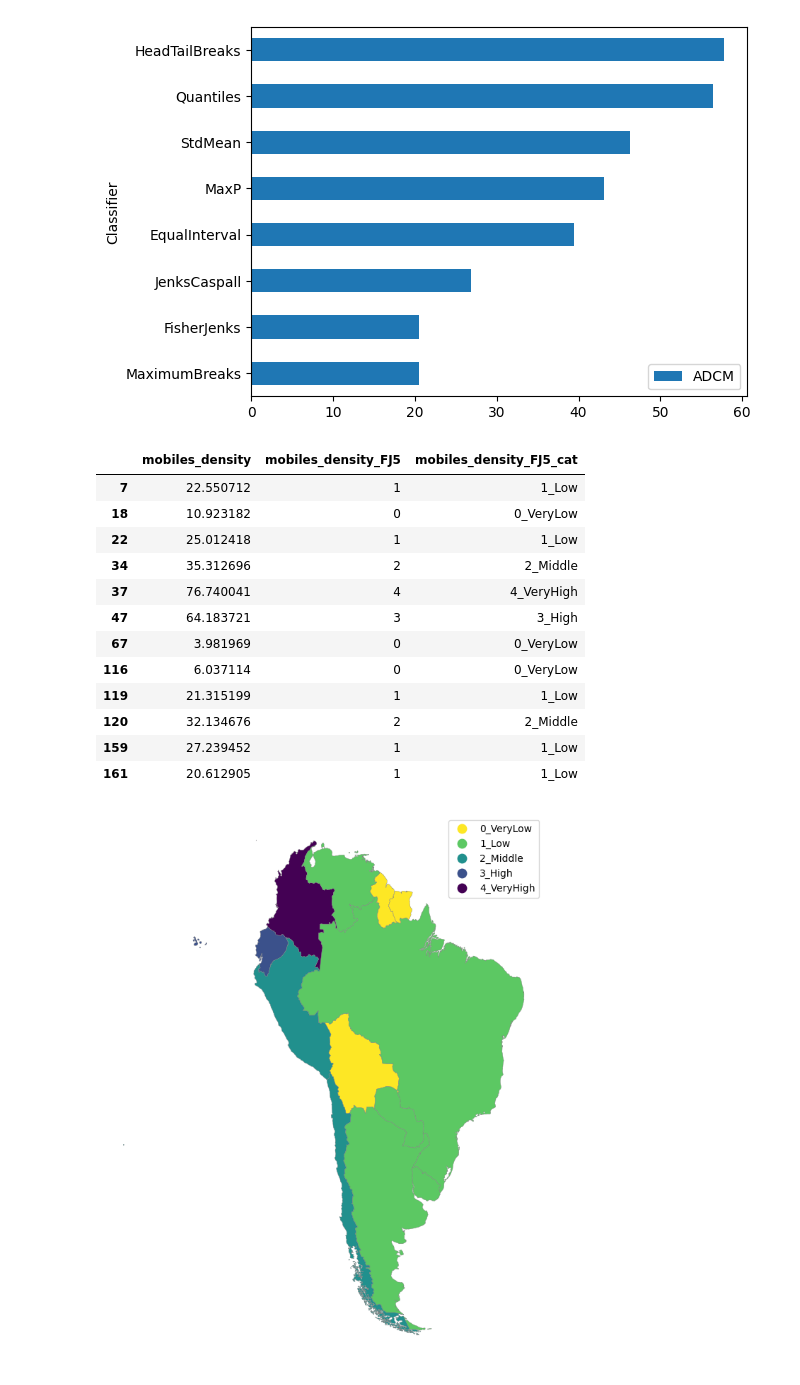
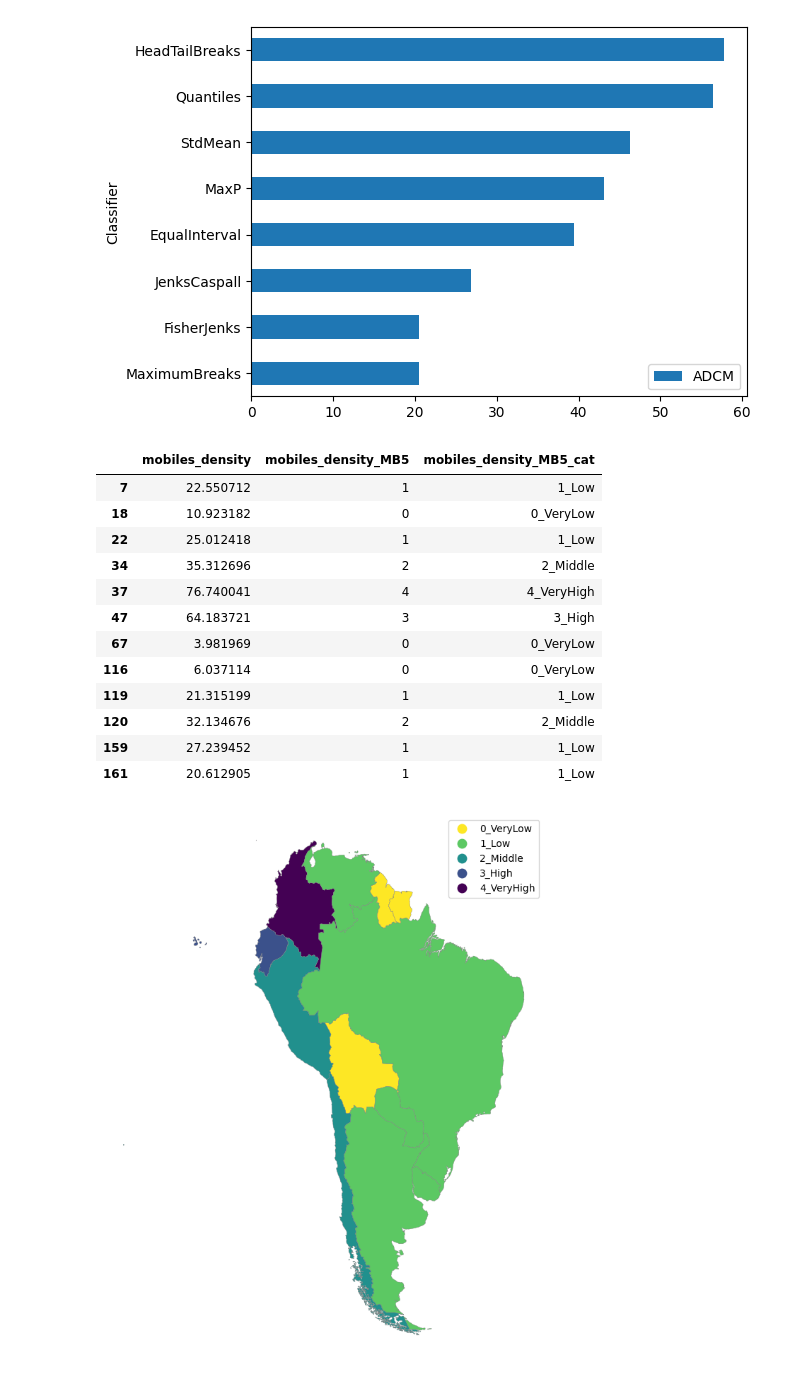
Before and after one commit to Spatial-Data-Analytics-2025/Homework1, a Jupyter notebook: Homework_1.ipynb, the cells around one changed output. Saved outputs shown, nothing was run; the diff lists cells and outputs as text; code cells hidden in the pictures.

```diff
--- a/Homework_1.ipynb
+++ b/Homework_1.ipynb
@@ -525,17 +512,27 @@ adcms.sort_values('ADCM').plot.barh(x='Classifier')
 <Axes: ylabel='Classifier'>
 [figure]
 # %%
-South_America_8857['mobiles_density_FJ5'] = fj5.yb # yb will give you a numeric label
+mb5 = mapclassify.MaximumBreaks(South_America_8857['mobiles_density'], k=5)
+South_America_8857['mobiles_density_MB5'] = mb5.yb  # yb will give you a numeric label
 # %%
 # renaming
-newLabelsForLevels={0:"0_VeryLow", 1:"1_Low", 2:"2_Middle", 3:"3_High", 4:"4_VeryHigh"}
+newLabelsForLevels = {
+    0: "0_VeryLow",
+    1: "1_Low",
+    2: "2_Middle",
+    3: "3_High",
+    4: "4_VeryHigh"
+}
 
-South_America_8857['mobiles_density_FJ5_cat']=South_America_8857.loc[:,'mobiles_density_FJ5'].replace(newLabelsForLevels)
+# Apply labels to MaximumBreaks classes
+South_America_8857['mobiles_density_MB5_cat'] = (
+    South_America_8857['mobiles_density_MB5'].replace(newLabelsForLevels)
+)
 
-# we have
-South_America_8857[['mobiles_density','mobiles_density_FJ5','mobiles_density_FJ5_cat']].head(20)
+# Check results
+South_America_8857[['mobiles_density', 'mobiles_density_MB5', 'mobiles_density_MB5_cat']].head(20)
 # %% [output]
-|  | mobiles_density | mobiles_density_FJ5 | mobiles_density_FJ5_cat |
+|  | mobiles_density | mobiles_density_MB5 | mobiles_density_MB5_cat |
 | 7 | 22.550712 | 1 | 1_Low |
 | 18 | 10.923182 | 0 | 0_VeryLow |
 | 22 | 25.012418 | 1 | 1_Low |
```
Also changed, not shown: parts of 7 cells of this notebook.
